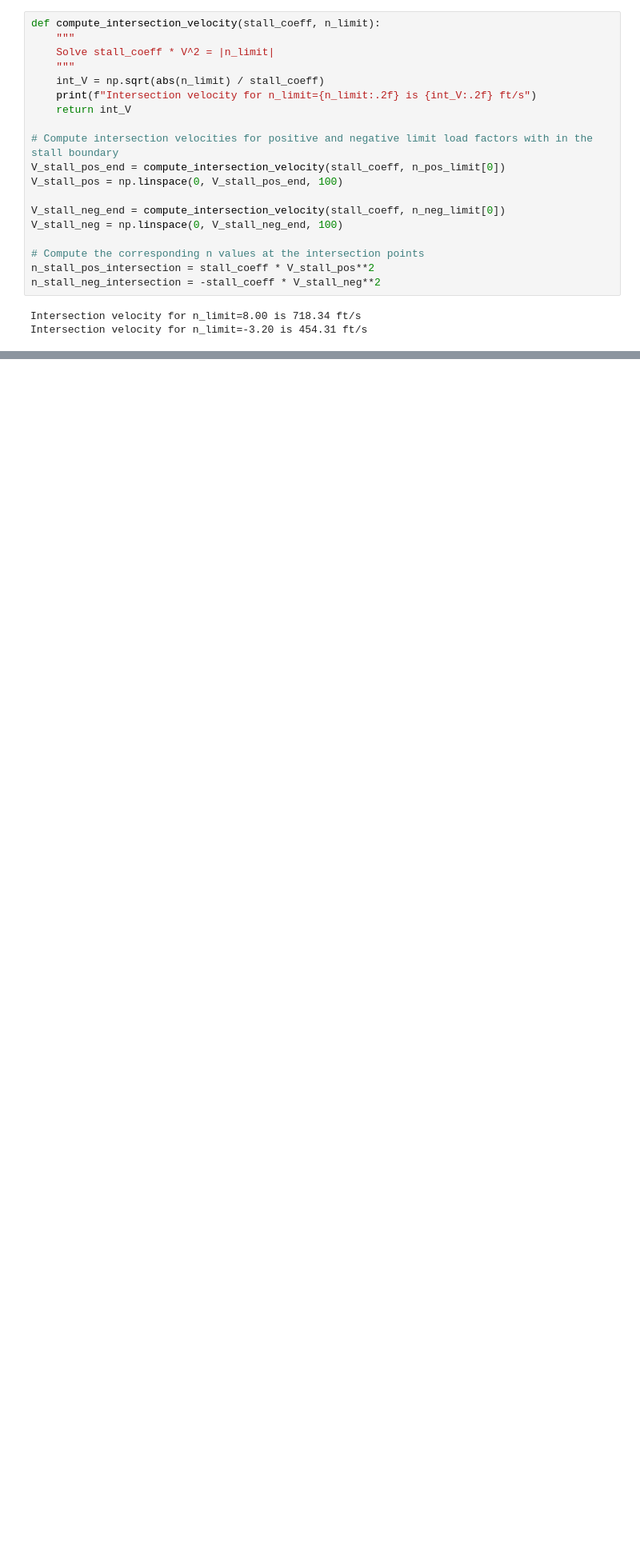
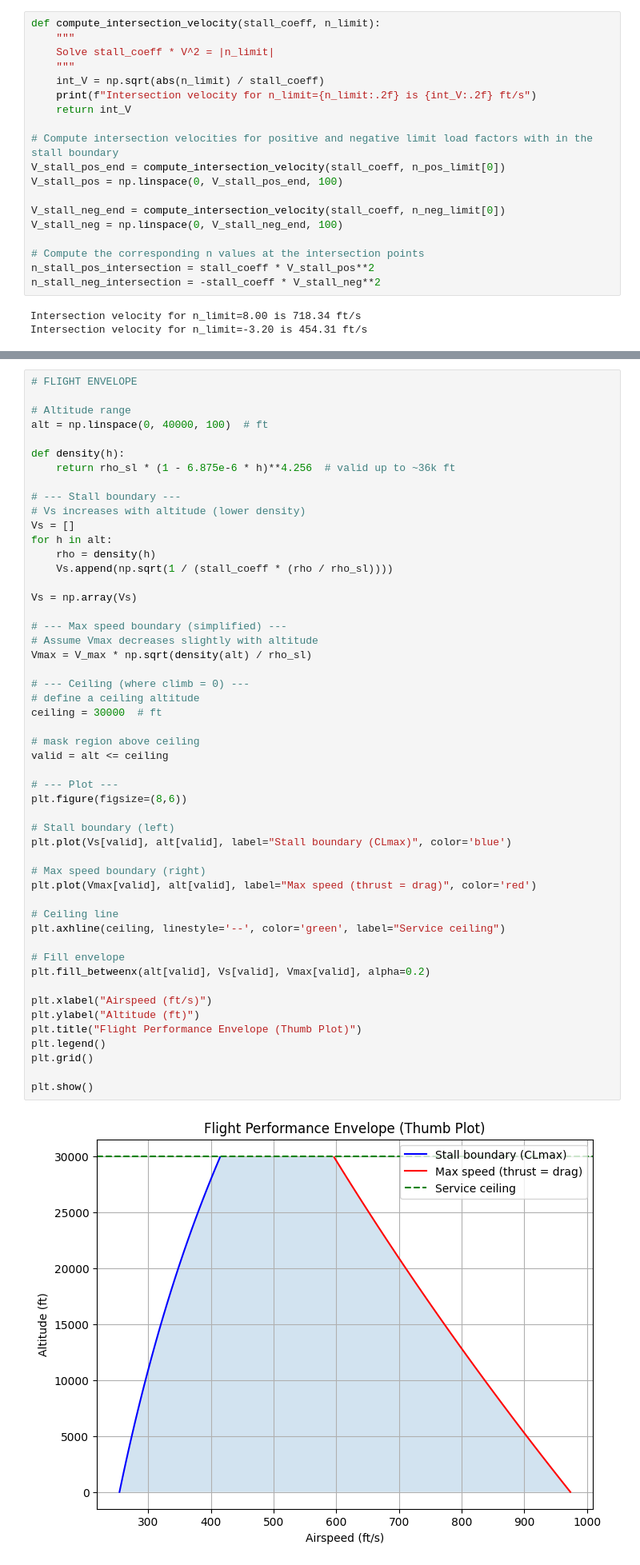
Before and after one commit to charliesstone/EAE130SP_AVION7, a Jupyter notebook: Assignments/B3/COYOTE_V-n_diagrams (1).ipynb, the cells around one changed output, grey strips where cells are left out. Shown at 80% size. Drawn from its saved outputs; the diff is of its cells as text; blank space fills up the shorter version.

```diff
--- a/Assignments/B3/COYOTE_V-n_diagrams (1).ipynb
+++ b/Assignments/B3/COYOTE_V-n_diagrams (1).ipynb
@@ -133,0 +226,53 @@ plt.show()
+# %%
+# FLIGHT ENVELOPE
+
+# Altitude range
+alt = np.linspace(0, 40000, 100)  # ft
+
+def density(h):
+    return rho_sl * (1 - 6.875e-6 * h)**4.256  # valid up to ~36k ft
+
+# --- Stall boundary ---
+# Vs increases with altitude (lower density)
+Vs = []
+for h in alt:
+    rho = density(h)
+    Vs.append(np.sqrt(1 / (stall_coeff * (rho / rho_sl))))
+
+Vs = np.array(Vs)
+
+# --- Max speed boundary (simplified) ---
+# Assume Vmax decreases slightly with altitude
+Vmax = V_max * np.sqrt(density(alt) / rho_sl)
+
+# --- Ceiling (where climb = 0) ---
+# define a ceiling altitude
+ceiling = 30000  # ft
+
+# mask region above ceiling
+valid = alt <= ceiling
+
+# --- Plot ---
+plt.figure(figsize=(8,6))
+
+# Stall boundary (left)
+plt.plot(Vs[valid], alt[valid], label="Stall boundary (CLmax)", color='blue')
+
+# Max speed boundary (right)
+plt.plot(Vmax[valid], alt[valid], label="Max speed (thrust = drag)", color='red')
+
+# Ceiling line
+plt.axhline(ceiling, linestyle='--', color='green', label="Service ceiling")
+
+# Fill envelope
+plt.fill_betweenx(alt[valid], Vs[valid], Vmax[valid], alpha=0.2)
+
+plt.xlabel("Airspeed (ft/s)")
+plt.ylabel("Altitude (ft)")
+plt.title("Flight Performance Envelope (Thumb Plot)")
+plt.legend()
+plt.grid()
+
+plt.show()
+# %% [output]
+[figure, added]
```
Also changed, not shown: parts of 5 cells of this notebook.
